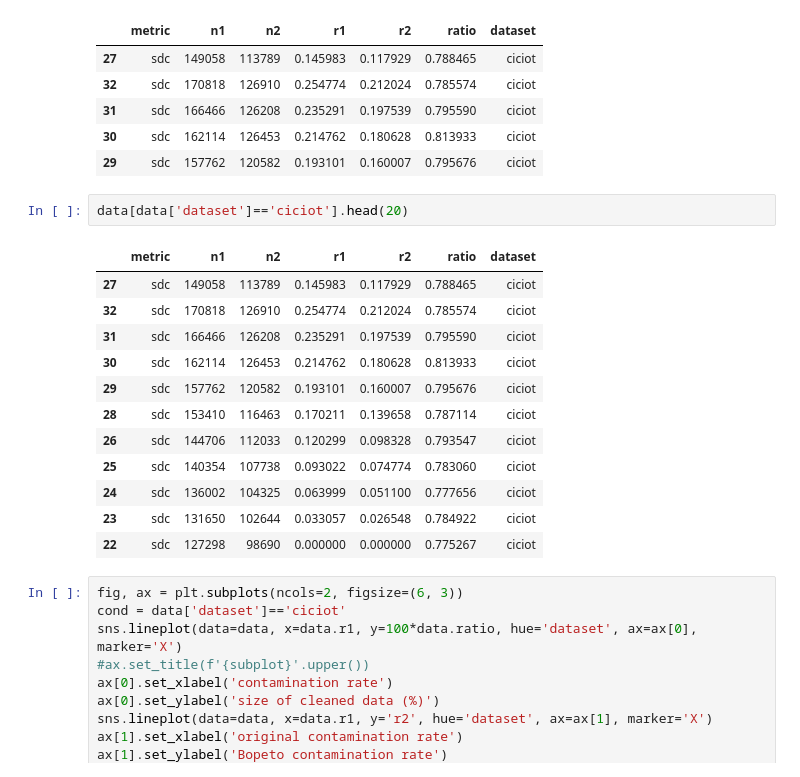
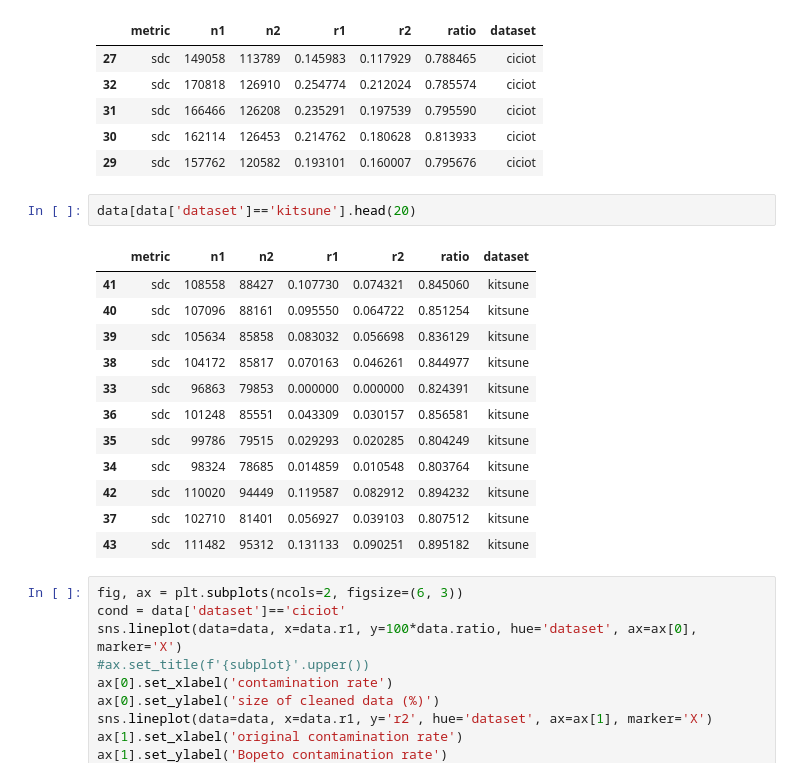
Before and after one commit to jmf-mas/jmf_bopeto, a Jupyter notebook: outputs/plots.ipynb, the cells around one changed output. Drawn from its saved outputs; the diff is of its cells as text.

```diff
--- a/outputs/plots.ipynb
+++ b/outputs/plots.ipynb
@@ -42,20 +45,20 @@ data.head()
 | 30 | sdc | 162114 | 126453 | 0.214762 | 0.180628 | 0.813933 | ciciot |
 | 29 | sdc | 157762 | 120582 | 0.193101 | 0.160007 | 0.795676 | ciciot |
 # %%
-data[data['dataset']=='ciciot'].head(20)
+data[data['dataset']=='kitsune'].head(20)
 # %% [output]
 |  | metric | n1 | n2 | r1 | r2 | ratio | dataset |
-| 27 | sdc | 149058 | 113789 | 0.145983 | 0.117929 | 0.788465 | ciciot |
-| 32 | sdc | 170818 | 126910 | 0.254774 | 0.212024 | 0.785574 | ciciot |
-| 31 | sdc | 166466 | 126208 | 0.235291 | 0.197539 | 0.795590 | ciciot |
-| 30 | sdc | 162114 | 126453 | 0.214762 | 0.180628 | 0.813933 | ciciot |
-| 29 | sdc | 157762 | 120582 | 0.193101 | 0.160007 | 0.795676 | ciciot |
-| 28 | sdc | 153410 | 116463 | 0.170211 | 0.139658 | 0.787114 | ciciot |
-| 26 | sdc | 144706 | 112033 | 0.120299 | 0.098328 | 0.793547 | ciciot |
-| 25 | sdc | 140354 | 107738 | 0.093022 | 0.074774 | 0.783060 | ciciot |
-| 24 | sdc | 136002 | 104325 | 0.063999 | 0.051100 | 0.777656 | ciciot |
-| 23 | sdc | 131650 | 102644 | 0.033057 | 0.026548 | 0.784922 | ciciot |
-| 22 | sdc | 127298 | 98690 | 0.000000 | 0.000000 | 0.775267 | ciciot |
+| 41 | sdc | 108558 | 88427 | 0.107730 | 0.074321 | 0.845060 | kitsune |
+| 40 | sdc | 107096 | 88161 | 0.095550 | 0.064722 | 0.851254 | kitsune |
+| 39 | sdc | 105634 | 85858 | 0.083032 | 0.056698 | 0.836129 | kitsune |
+| 38 | sdc | 104172 | 85817 | 0.070163 | 0.046261 | 0.844977 | kitsune |
+| 33 | sdc | 96863 | 79853 | 0.000000 | 0.000000 | 0.824391 | kitsune |
+| 36 | sdc | 101248 | 85551 | 0.043309 | 0.030157 | 0.856581 | kitsune |
+| 35 | sdc | 99786 | 79515 | 0.029293 | 0.020285 | 0.804249 | kitsune |
+| 34 | sdc | 98324 | 78685 | 0.014859 | 0.010548 | 0.803764 | kitsune |
+| 42 | sdc | 110020 | 94449 | 0.119587 | 0.082912 | 0.894232 | kitsune |
+| 37 | sdc | 102710 | 81401 | 0.056927 | 0.039103 | 0.807512 | kitsune |
+| 43 | sdc | 111482 | 95312 | 0.131133 | 0.090251 | 0.895182 | kitsune |
 # %%
 fig, ax = plt.subplots(ncols=2, figsize=(6, 3))
 cond = data['dataset']=='ciciot'
```
Also changed, not shown: parts of 9 cells of this notebook, 1 other file.
